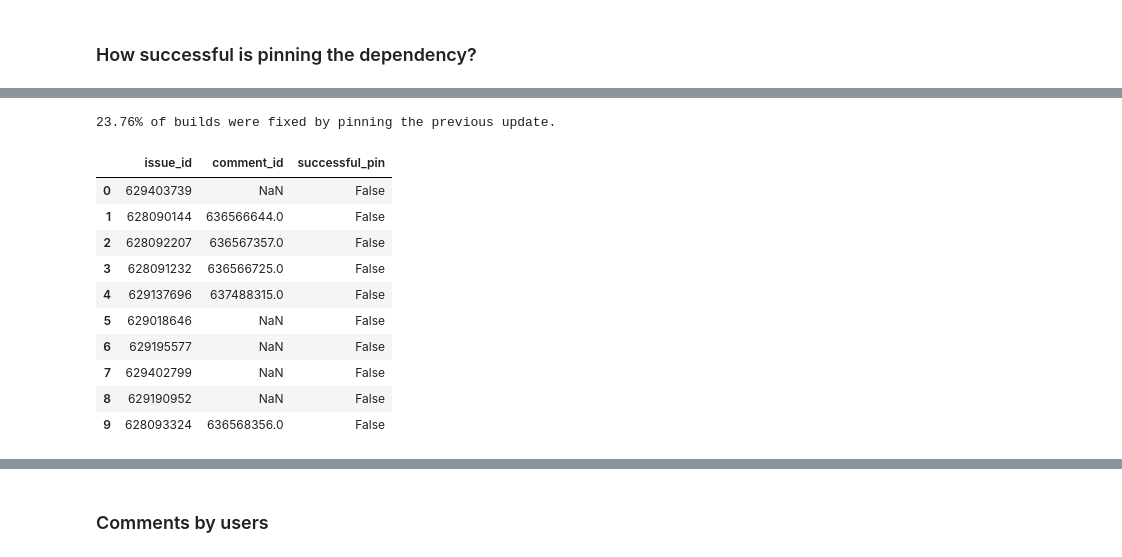
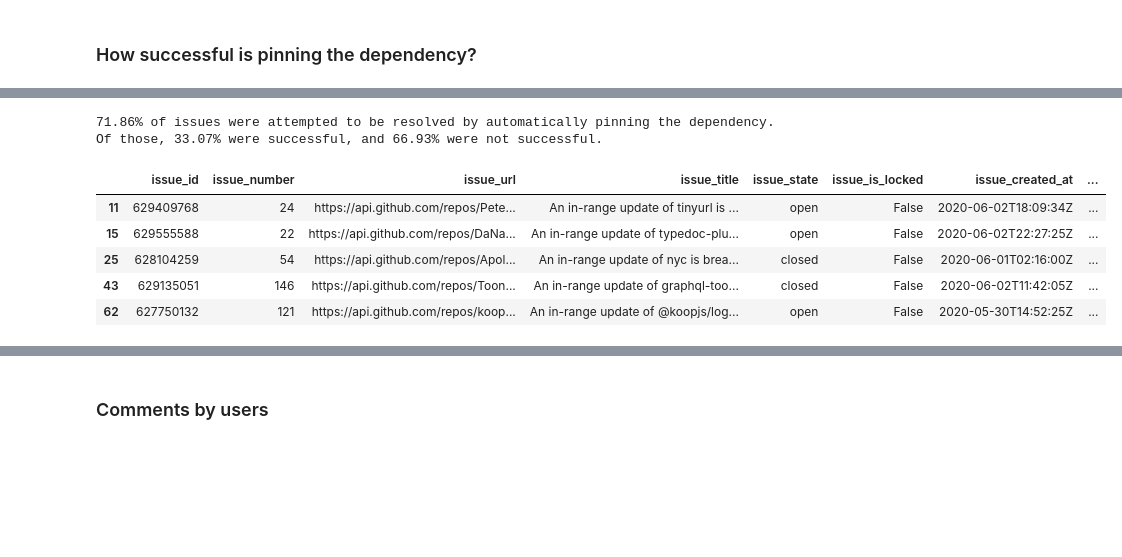
Before and after one commit to brombaut/GKIR_Analysis, a Jupyter notebook: gk_data_explore.ipynb, the cells around one changed output, grey strips where cells are left out. Drawn from its saved outputs; the diff is of its cells as text; code cells hidden in the pictures; blank space fills up the shorter version.

Commit message:
Data explore changes

```diff
--- a/gk_data_explore.ipynb
+++ b/gk_data_explore.ipynb
@@ -138,0 +138,4 @@ Name: issue_num_comments, dtype: float64
+# %%
+issue_first_comment_filtered = pd.DataFrame(issue_first_comment[pd.notna(issue_first_comment['comment_id'])])
+percent_with_min_one_comment = calculate_percent(len(issue_first_comment_filtered), len(issue_first_comment))
+print(f"{percent_with_min_one_comment}% of issues have at least 1 comment.")
@@ -144,11 +149,15 @@ Name: issue_num_comments, dtype: float64
 pin_fail_string = "your tests are still failing"
 pin_success_string = "your tests are passing again"
 
-def pin_was_successful(issue_first_comment):
+def comment_body_contains_string(issue_first_comment, string):
     if pd.isna(issue_first_comment['comment_id']):
         return False
     comment = comments[comments['comment_id'] == issue_first_comment['comment_id']]
-    return comment['comment_body'].str.contains(pin_success_string, na=False).values[0]
+    return comment['comment_body'].str.contains(string, na=False).values[0]
 
-issue_first_comment['successful_pin'] = \
-    issue_first_comment.apply(lambda row: pin_was_successful(row), axis=1)
+
+issue_first_comment_filtered['successful_pin'] = \
+    issue_first_comment_filtered.apply(lambda row: comment_body_contains_string(row, pin_success_string), axis=1)
+
+issue_first_comment_filtered['failed_pin'] = \
+    issue_first_comment_filtered.apply(lambda row: comment_body_contains_string(row, pin_fail_string), axis=1)
@@ -162,20 +164,29 @@ issue_first_comment['successful_pin'] = \
-# %%
-succ_pin_count = len(issue_first_comment[issue_first_comment['successful_pin'] == True])
-percent_succ_pin_count = calculate_percent(succ_pin_count, len(issue_first_comment))
-print(f"{percent_succ_pin_count}% of builds were fixed by pinning the previous update.")
-# %% [output]
-23.76% of builds were fixed by pinning the previous update.
-# %%
-issue_first_comment[issue_first_comment['successful_pin'] == False].head(10)
-# %% [output]
-|  | issue_id | comment_id | successful_pin |
-| 0 | 629403739 | NaN | False |
-| 1 | 628090144 | 636566644.0 | False |
-| 2 | 628092207 | 636567357.0 | False |
-| 3 | 628091232 | 636566725.0 | False |
-| 4 | 629137696 | 637488315.0 | False |
-| 5 | 629018646 | NaN | False |
-| 6 | 629195577 | NaN | False |
-| 7 | 629402799 | NaN | False |
-| 8 | 629190952 | NaN | False |
-| 9 | 628093324 | 636568356.0 | False |
+# %%
+pin_attempts = issue_first_comment_filtered[
+    (issue_first_comment_filtered['successful_pin'] == True) |
+    (issue_first_comment_filtered['failed_pin'] == True)
+]
+succ_pin_count = len(pin_attempts[pin_attempts['successful_pin'] == True])
+failed_pin_count = len(pin_attempts[pin_attempts['failed_pin'] == True])
+total_pin_count = len(pin_attempts)
+percent_pin_attempted = calculate_percent(total_pin_count, len(issues))
+print(f"{percent_pin_attempted}% of issues were attempted to be resolved by automatically pinning the dependency.")
+percent_succ_pin_count = calculate_percent(succ_pin_count, total_pin_count)
+percent_failed_pin_count = calculate_percent(failed_pin_count, total_pin_count)
+print(f"Of those, {percent_succ_pin_count}% were successful, and {percent_failed_pin_count}% were not successful.")
+# %% [output]
+71.86% of issues were attempted to be resolved by automatically pinning the dependency.
+Of those, 33.07% were successful, and 66.93% were not successful.
+# %%
+succ_pin_ids = pin_attempts[pin_attempts['successful_pin'] == True]['issue_id']
+issues_with_succ_pin = issues[issues['issue_id'].isin(succ_pin_ids)]
+# issues_with_succ_pin[issues_with_succ_pin['issue_num_comments'] > 1]['issue_url']
+
+issues_with_succ_pin.head()
+# %% [output]
+|  | issue_id | issue_number | issue_url | issue_title | issue_state | issue_is_locked | issue_created_at | ... |
+| 11 | 629409768 | 24 | https://api.github.com/repos/Pete... | An in-range update of tinyurl is ... | open | False | 2020-06-02T18:09:34Z | ... |
+| 15 | 629555588 | 22 | https://api.github.com/repos/DaNa... | An in-range update of typedoc-plu... | open | False | 2020-06-02T22:27:25Z | ... |
+| 25 | 628104259 | 54 | https://api.github.com/repos/Apol... | An in-range update of nyc is brea... | closed | False | 2020-06-01T02:16:00Z | ... |
+| 43 | 629135051 | 146 | https://api.github.com/repos/Toon... | An in-range update of graphql-too... | closed | False | 2020-06-02T11:42:05Z | ... |
+| 62 | 627750132 | 121 | https://api.github.com/repos/koop... | An in-range update of @koopjs/log... | open | False | 2020-05-30T14:52:25Z | ... |
```
Also changed, not shown: parts of 16 cells of this notebook.
